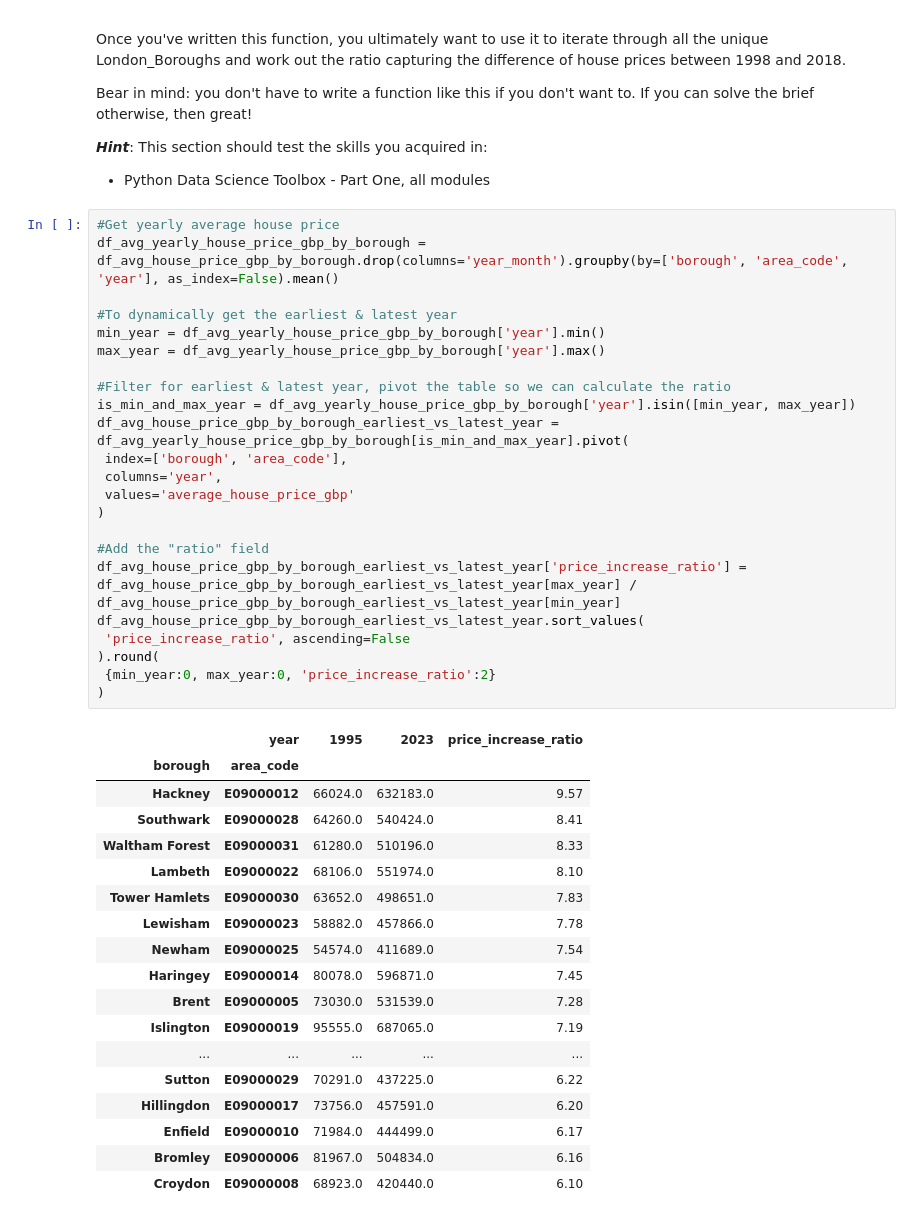
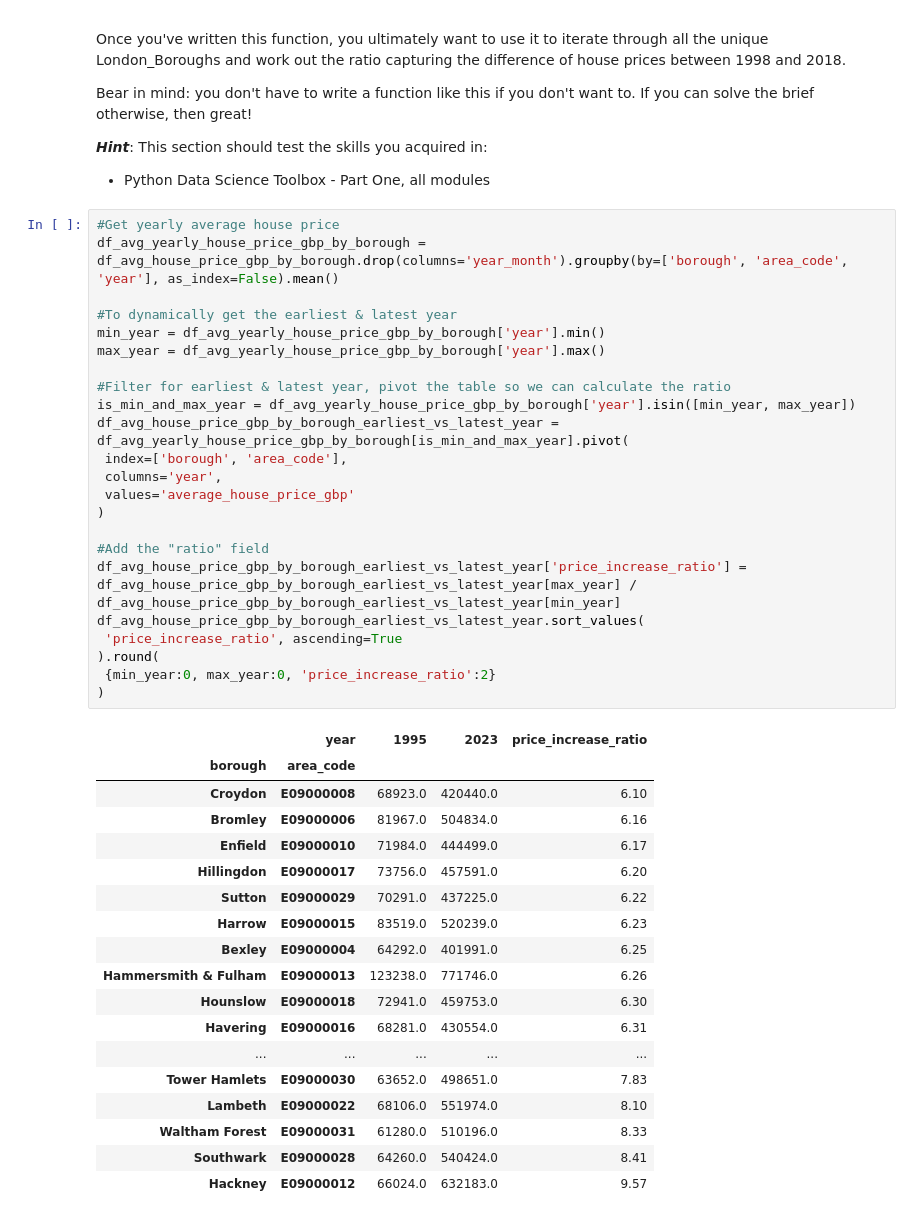
Before and after one commit to clement-hironimus/bootcamp-eda-londonhousing, a Jupyter notebook: Unit 4 Challenge - Tier 3.ipynb, the cells around one changed output. Saved outputs shown, nothing was run; the diff lists cells and outputs as text.

```diff
--- a/Unit 4 Challenge - Tier 3.ipynb
+++ b/Unit 4 Challenge - Tier 3.ipynb
@@ -238,45 +237,45 @@ Bear in mind: you don't have to write a function like this if you don't want to.
 # %%
 #Get yearly average house price
 df_avg_yearly_house_price_gbp_by_borough = df_avg_house_price_gbp_by_borough.drop(columns='year_month').groupby(by=['borough', 'area_code', 'year'], as_index=False).mean()
 
 #To dynamically get the earliest & latest year
 min_year = df_avg_yearly_house_price_gbp_by_borough['year'].min()
 max_year = df_avg_yearly_house_price_gbp_by_borough['year'].max()
 
 #Filter for earliest & latest year, pivot the table so we can calculate the ratio
 is_min_and_max_year = df_avg_yearly_house_price_gbp_by_borough['year'].isin([min_year, max_year])
 df_avg_house_price_gbp_by_borough_earliest_vs_latest_year = df_avg_yearly_house_price_gbp_by_borough[is_min_and_max_year].pivot(
  index=['borough', 'area_code'],
  columns='year',
  values='average_house_price_gbp'
 )
 
 #Add the "ratio" field
 df_avg_house_price_gbp_by_borough_earliest_vs_latest_year['price_increase_ratio'] = df_avg_house_price_gbp_by_borough_earliest_vs_latest_year[max_year] / df_avg_house_price_gbp_by_borough_earliest_vs_latest_year[min_year]
 df_avg_house_price_gbp_by_borough_earliest_vs_latest_year.sort_values(
- 'price_increase_ratio', ascending=False
+ 'price_increase_ratio', ascending=True
 ).round(
  {min_year:0, max_year:0, 'price_increase_ratio':2}
 )
 # %% [output]
 |  | year | 1995 | 2023 | price_increase_ratio |
 | borough | area_code |  |  |  |
+| Croydon | E09000008 | 68923.0 | 420440.0 | 6.10 |
+| Bromley | E09000006 | 81967.0 | 504834.0 | 6.16 |
+| Enfield | E09000010 | 71984.0 | 444499.0 | 6.17 |
+| Hillingdon | E09000017 | 73756.0 | 457591.0 | 6.20 |
+| Sutton | E09000029 | 70291.0 | 437225.0 | 6.22 |
+| Harrow | E09000015 | 83519.0 | 520239.0 | 6.23 |
+| Bexley | E09000004 | 64292.0 | 401991.0 | 6.25 |
+| Hammersmith & Fulham | E09000013 | 123238.0 | 771746.0 | 6.26 |
+| Hounslow | E09000018 | 72941.0 | 459753.0 | 6.30 |
+| Havering | E09000016 | 68281.0 | 430554.0 | 6.31 |
+| ... | ... | ... | ... | ... |
+| Tower Hamlets | E09000030 | 63652.0 | 498651.0 | 7.83 |
+| Lambeth | E09000022 | 68106.0 | 551974.0 | 8.10 |
+| Waltham Forest | E09000031 | 61280.0 | 510196.0 | 8.33 |
+| Southwark | E09000028 | 64260.0 | 540424.0 | 8.41 |
 | Hackney | E09000012 | 66024.0 | 632183.0 | 9.57 |
-| Southwark | E09000028 | 64260.0 | 540424.0 | 8.41 |
-| Waltham Forest | E09000031 | 61280.0 | 510196.0 | 8.33 |
-| Lambeth | E09000022 | 68106.0 | 551974.0 | 8.10 |
-| Tower Hamlets | E09000030 | 63652.0 | 498651.0 | 7.83 |
-| Lewisham | E09000023 | 58882.0 | 457866.0 | 7.78 |
-| Newham | E09000025 | 54574.0 | 411689.0 | 7.54 |
-| Haringey | E09000014 | 80078.0 | 596871.0 | 7.45 |
-| Brent | E09000005 | 73030.0 | 531539.0 | 7.28 |
-| Islington | E09000019 | 95555.0 | 687065.0 | 7.19 |
-| ... | ... | ... | ... | ... |
-| Sutton | E09000029 | 70291.0 | 437225.0 | 6.22 |
-| Hillingdon | E09000017 | 73756.0 | 457591.0 | 6.20 |
-| Enfield | E09000010 | 71984.0 | 444499.0 | 6.17 |
-| Bromley | E09000006 | 81967.0 | 504834.0 | 6.16 |
-| Croydon | E09000008 | 68923.0 | 420440.0 | 6.10 |
 # %% [markdown]
 ### 4. Conclusion
 What can you conclude? Type out your conclusion below.
```
Also changed, not shown: parts of 4 cells of this notebook, 3 other files.
